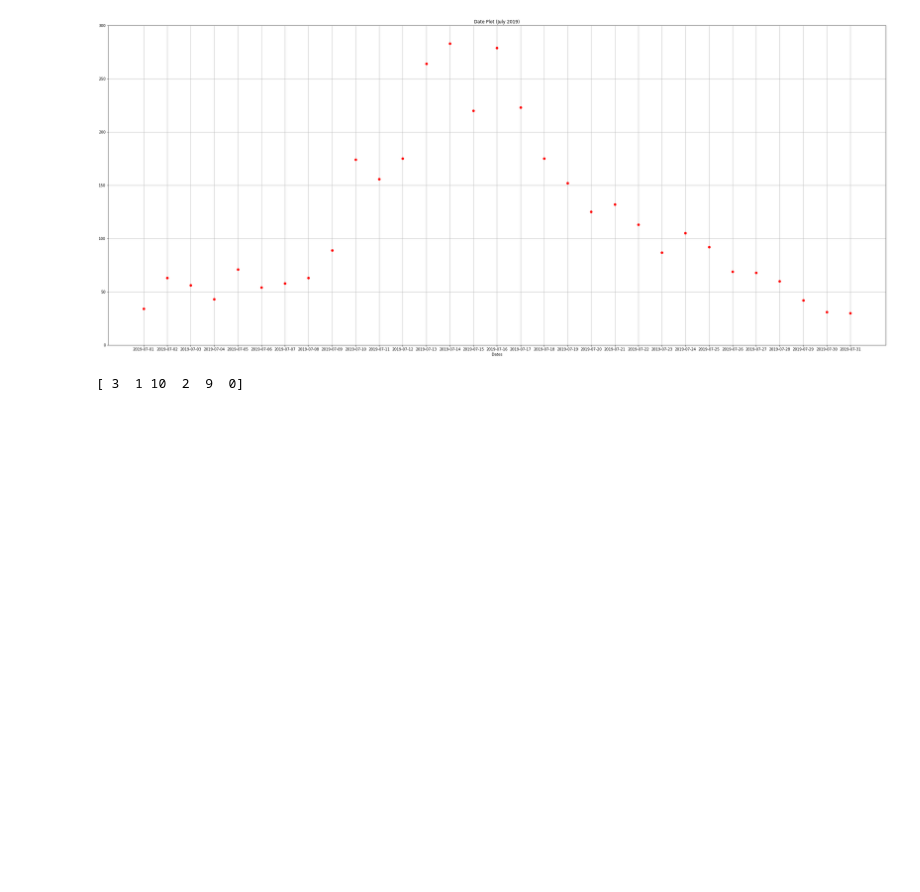
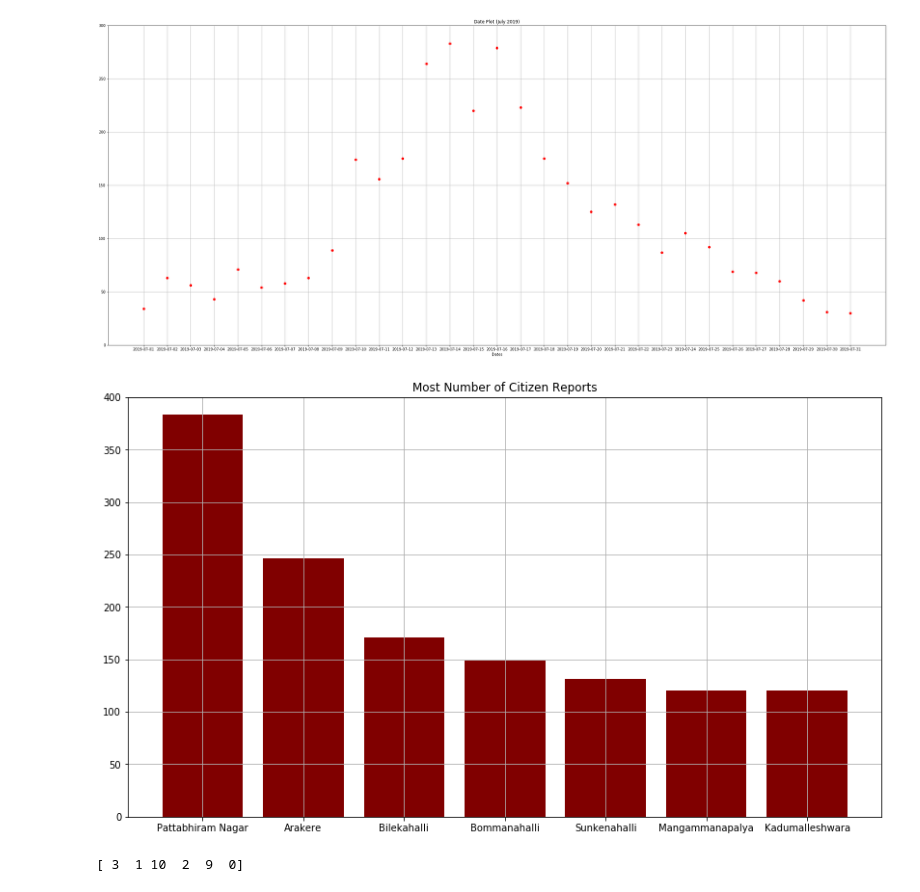
Before and after one commit to ShriyaShankar/Ward-Index, a Jupyter notebook: test_ML.ipynb, the cells around one changed output. Drawn from its saved outputs; the diff is of its cells as text; code cells hidden in the pictures; blank space fills up the shorter version.

Commit message:
added bar plot code to shriya.ipynb

```diff
--- a/test_ML.ipynb
+++ b/test_ML.ipynb
@@ -466,6 +467,21 @@ date_plot_july()
 # %% [output]
 [figure]
 [figure]
+# %%
+def wardvcomp():
+    df_b = df[df['city_number'] ==1]
+    ward_complaints = {}
+    ward_complaints = Counter(df_b.ward_id)
+
+
+    plt.figure(figsize = (14, 8))
+    plt.title("Most Number of Citizen Reports")
+    plt.ylim(0,400)
+    plt.grid(True)
+    plt.bar(['Pattabhiram Nagar','Arakere','Bilekahalli', 'Bommanahalli', 'Sunkenahalli', 'Mangammanapalya', 'Kadumalleshwara'],[ward_complaints[168], ward_complaints[193], ward_complaints[188], ward_complaints[175], ward_complaints[142], ward_complaints[190], ward_complaints[65]],color = 'maroon')
+wardvcomp()
+# %% [output]
+[figure, added]
 # %%
 print(df.status_id.unique())
 # %% [output]
```
Also changed, not shown: parts of 8 cells of this notebook, 1 other file.
